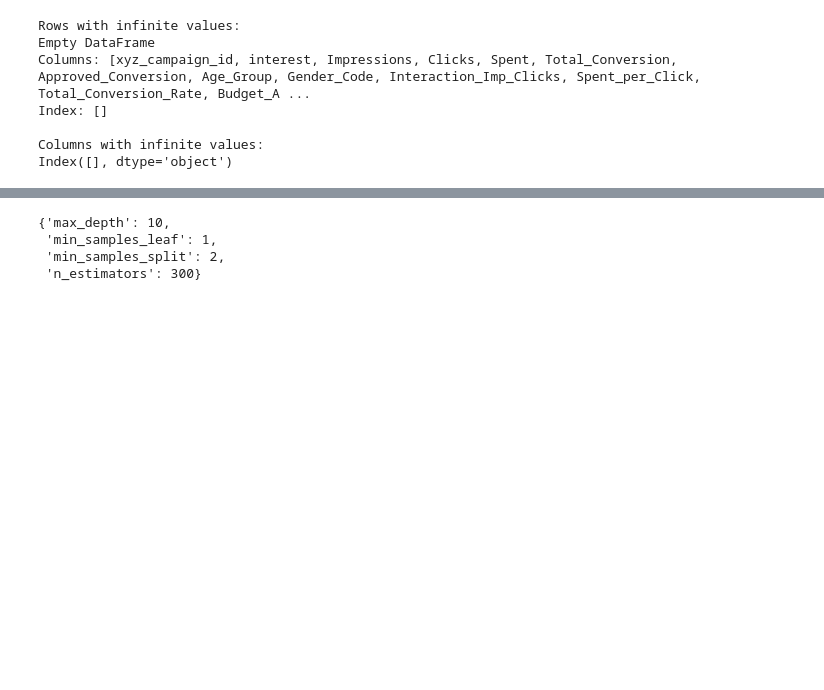
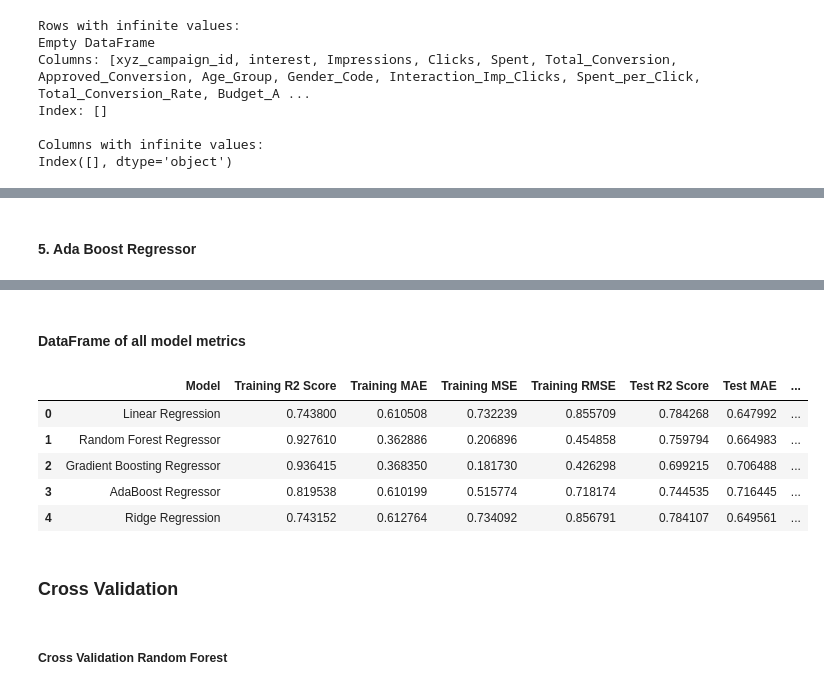
Before and after one commit to Muhammed-Rashid-07/Sales-Conversion-Optimization, a Jupyter notebook: notebooks/MODEL.ipynb, the cells around one changed output, grey strips where cells are left out. Drawn from its saved outputs; the diff is of its cells as text; code cells hidden in the pictures; blank space fills up the shorter version.

Commit message:
All models are tried

```diff
--- a/notebooks/MODEL.ipynb
+++ b/notebooks/MODEL.ipynb
@@ -266 +330,3 @@ Test RMSE: 1.044277336148897
+# %% [markdown]
+#### 5. Ada Boost Regressor
 # %%
@@ -288,28 +355,37 @@ Test R2 Score: 0.7445350331241392
 Test MAE: 0.7164449765282107
 Test MSE: 0.9262036044730968
 Test RMSE: 0.962394723838975
-# %%
-from sklearn.model_selection import GridSearchCV
-
-param_grid = {
-    'n_estimators': [100, 200, 300],
-    'max_depth': [None, 10, 20],
-    'min_samples_split': [2, 5, 10],
-    'min_samples_leaf': [1, 2, 4]
-}
-
-# Create the GridSearchCV object
-grid_search = GridSearchCV(RandomForestRegressor(random_state=101), param_grid, cv=5, scoring='neg_mean_squared_error')
-
-# Fit the grid search to the data
-grid_search.fit(X_train, y_train)
-
-# Get the best hyperparameters
-best_params = grid_search.best_params_
-
-best_params
-# %% [output]
-{'max_depth': 10,
- 'min_samples_leaf': 1,
- 'min_samples_split': 2,
- 'n_estimators': 300}
+# %% [markdown]
+#### DataFrame of all model metrics
+# %%
+
+
+# Create a dictionary to store the metrics
+metrics_dict = {
+    'Model': ['Linear Regression', 'Random Forest Regressor', 'Gradient Boosting Regressor', 'AdaBoost Regressor', 'Ridge Regression'],
+    'Training R2 Score': [r2_score(y_train, lin_train_pred), r2_score(y_train, rf_train_pred), r2_score(y_train, gb_train_pred), r2_score(y_train, ada_train_pred), r2_score(y_train, ridge_train_pred)],
+    'Training MAE': [mean_absolute_error(y_train, lin_train_pred), mean_absolute_error(y_train, rf_train_pred), mean_absolute_error(y_train, gb_train_pred), mean_absolute_error(y_train, ada_train_pred), mean_absolute_error(y_train, ridge_train_pred)],
+    'Training MSE': [mean_squared_error(y_train, lin_train_pred), mean_squared_error(y_train, rf_train_pred), mean_squared_error(y_train, gb_train_pred), mean_squared_error(y_train, ada_train_pred), mean_squared_error(y_train, ridge_train_pred)],
+    'Training RMSE': [np.sqrt(mean_squared_error(y_train, lin_train_pred)), np.sqrt(mean_squared_error(y_train, rf_train_pred)), np.sqrt(mean_squared_error(y_train, gb_train_pred)), np.sqrt(mean_squared_error(y_train, ada_train_pred)), np.sqrt(mean_squared_error(y_train, ridge_train_pred))],
+    'Test R2 Score': [r2_score(y_test, lin_pred), r2_score(y_test, rf_pred), r2_score(y_test, gb_pred), r2_score(y_test, ada_pred), r2_score(y_test, ridge_test_pred)],
+    'Test MAE': [mean_absolute_error(y_test, lin_pred), mean_absolute_error(y_test, rf_pred), mean_absolute_error(y_test, gb_pred), mean_absolute_error(y_test, ada_pred), mean_absolute_error(y_test, ridge_test_pred)],
+    'Test MSE': [mean_squared_error(y_test, lin_pred), mean_squared_error(y_test, rf_pred), mean_squared_error(y_test, gb_pred), mean_squared_error(y_test, ada_pred), mean_squared_error(y_test, ridge_test_pred)],
+    'Test RMSE': [np.sqrt(mean_squared_error(y_test, lin_pred)), np.sqrt(mean_squared_error(y_test, rf_pred)), np.sqrt(mean_squared_error(y_test, gb_pred)), np.sqrt(mean_squared_error(y_test, ada_pred)), np.sqrt(mean_squared_error(y_test, ridge_test_pred))]
+}
+
+# Create a DataFrame from the dictionary
+metrics_df = pd.DataFrame(metrics_dict)
+
+# Display the DataFrame
+metrics_df
+# %% [output]
+|  | Model | Training R2 Score | Training MAE | Training MSE | Training RMSE | Test R2 Score | Test MAE | ... |
+| 0 | Linear Regression | 0.743800 | 0.610508 | 0.732239 | 0.855709 | 0.784268 | 0.647992 | ... |
+| 1 | Random Forest Regressor | 0.927610 | 0.362886 | 0.206896 | 0.454858 | 0.759794 | 0.664983 | ... |
+| 2 | Gradient Boosting Regressor | 0.936415 | 0.368350 | 0.181730 | 0.426298 | 0.699215 | 0.706488 | ... |
+| 3 | AdaBoost Regressor | 0.819538 | 0.610199 | 0.515774 | 0.718174 | 0.744535 | 0.716445 | ... |
+| 4 | Ridge Regression | 0.743152 | 0.612764 | 0.734092 | 0.856791 | 0.784107 | 0.649561 | ... |
+# %% [markdown]
+### Cross Validation
+# %% [markdown]
+##### Cross Validation Random Forest
```
Also changed, not shown: parts of 22 cells of this notebook, 1 other file.
